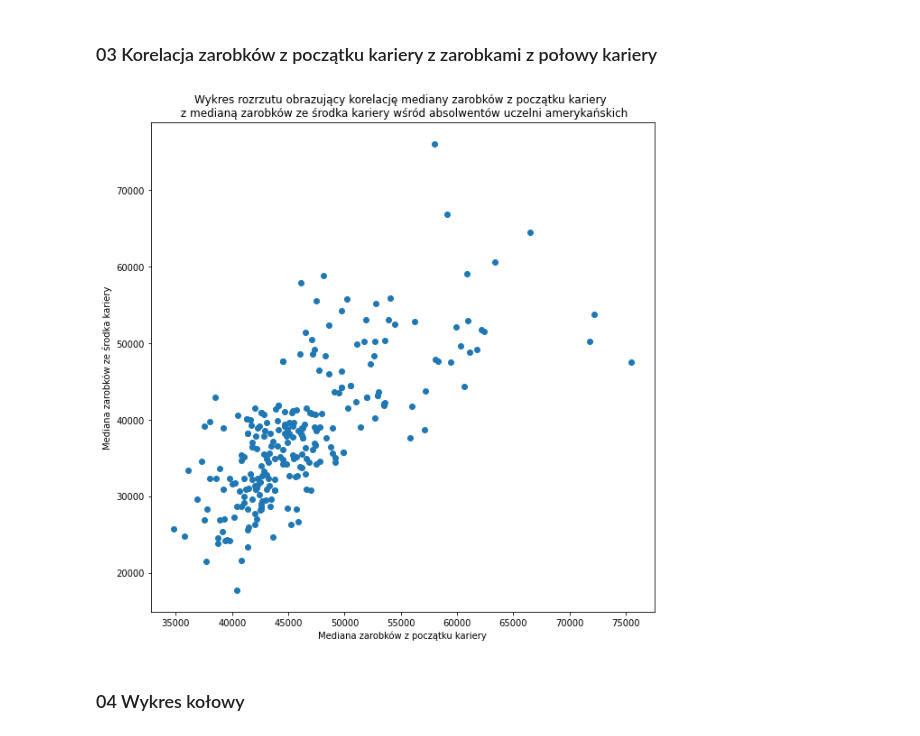
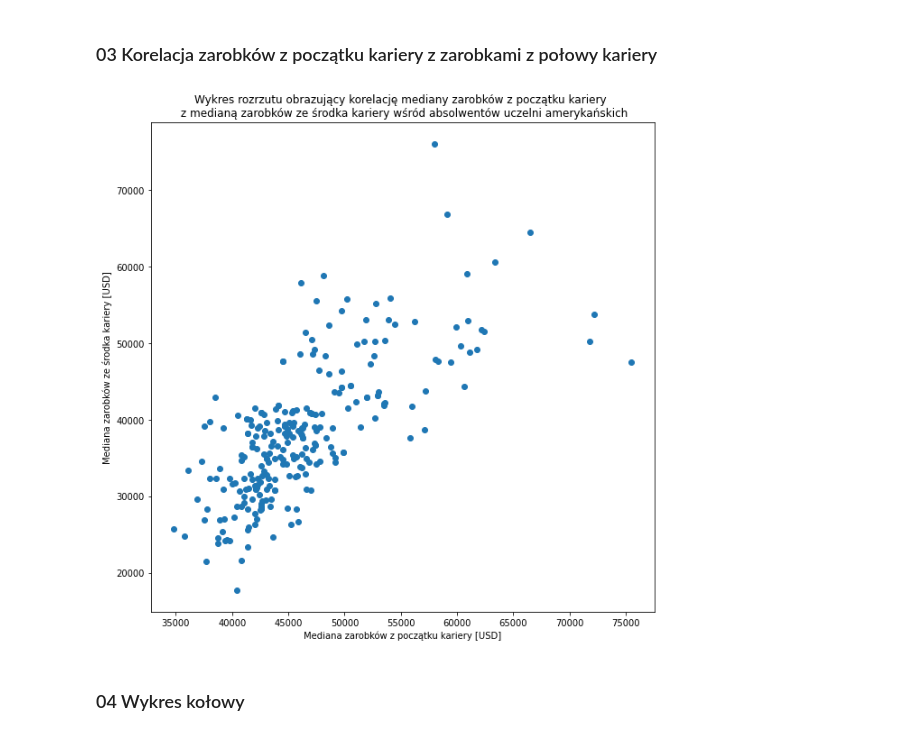
Before and after one commit to rsxxi/aiwd, a Jupyter notebook: Notatniki/03 Tabele i wizualizacje.ipynb, the cells around one changed output. Drawn from its saved outputs; the diff is of its cells as text; code cells hidden in the pictures.

```diff
--- a/Notatniki/03 Tabele i wizualizacje.ipynb
+++ b/Notatniki/03 Tabele i wizualizacje.ipynb
@@ -245,19 +245,19 @@ generuj_wszystko(data, 'wykres_2.5.png', 'Ivy League')
 # %%
 x = data["Starting Median Salary"]
 y = data["Difference Between Mid-Career and Starting Salary"]
 
 fig = plt.figure(figsize=(10,10))
 
 plt.scatter(x, y)
 
-plt.xlabel('Mediana zarobków z początku kariery')
-plt.ylabel('Mediana zarobków ze środka kariery')
+plt.xlabel('Mediana zarobków z początku kariery [USD]')
+plt.ylabel('Mediana zarobków ze środka kariery [USD]')
 plt.title('Wykres rozrzutu obrazujący korelację mediany zarobków z początku kariery \n z medianą zarobków ze środka kariery wśród absolwentów uczelni amerykańskich')
 plt.show()
 
 fig.savefig('wykres_3.png', dpi=500)
 # %% [output]
-[figure, old version]
+[figure, new version]
 # %% [markdown]
 ### 04 Wykres kołowy
 # %%
```
Also changed, not shown: parts of 10 cells of this notebook.
